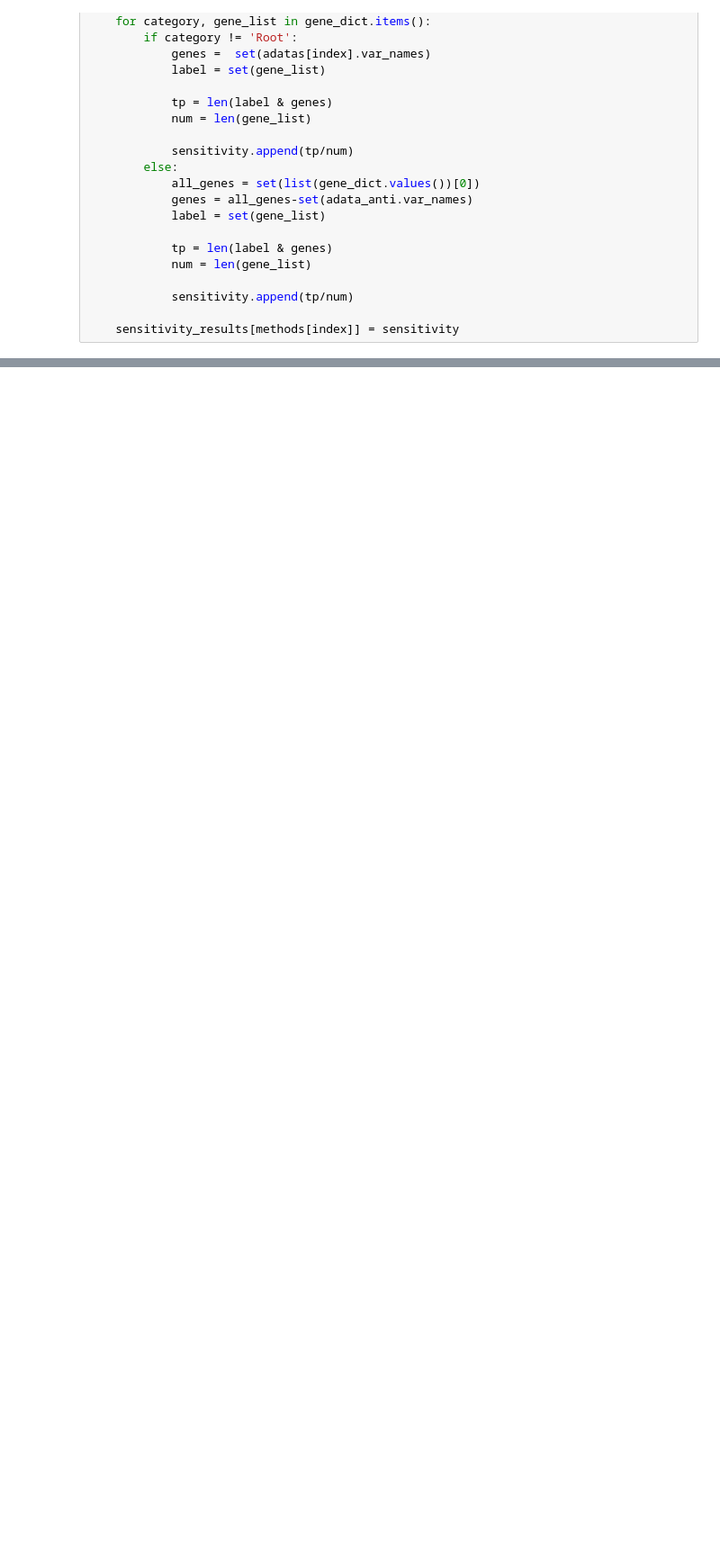
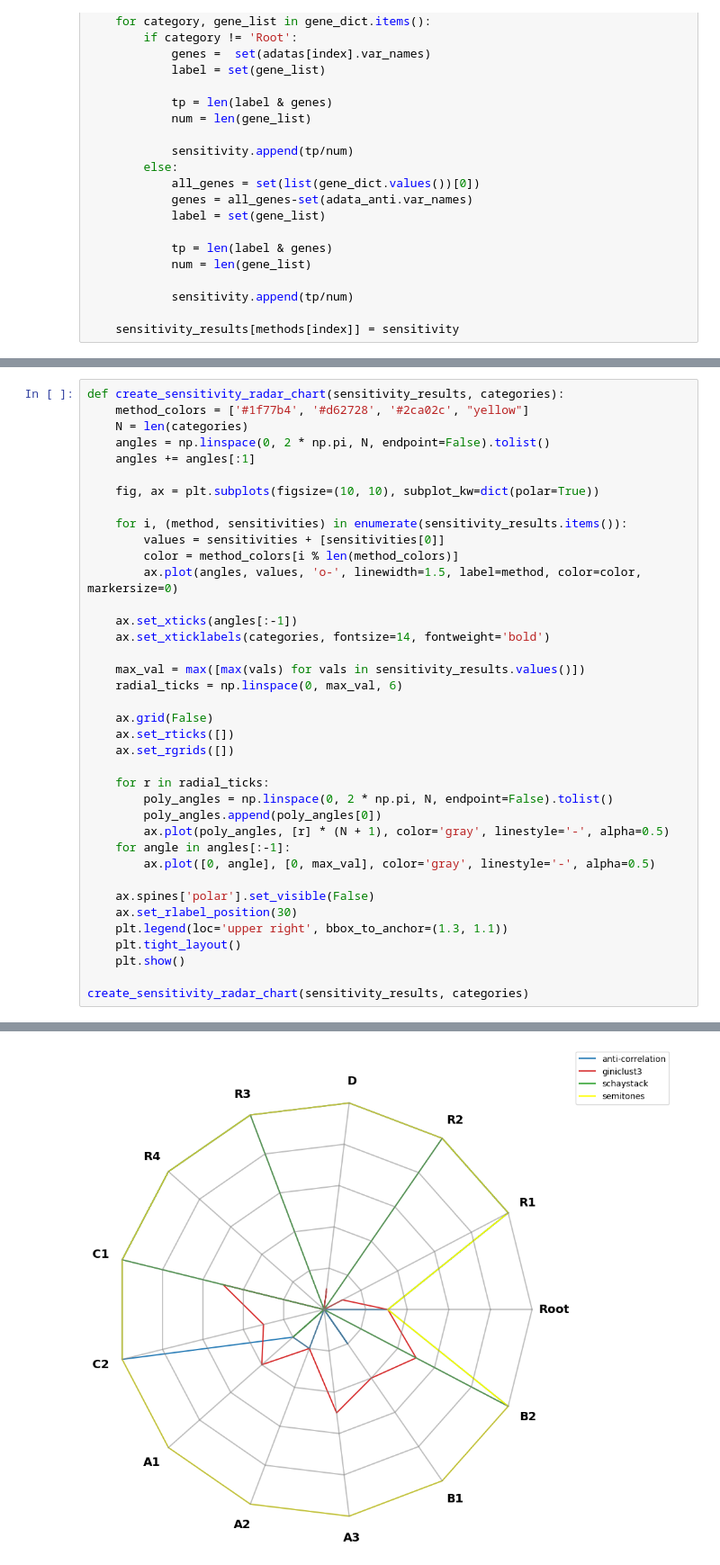
Before and after one commit to YourongZhou/sc_simulator, a Jupyter notebook: plot_scripts/radar.ipynb, the cells around one changed output, grey strips where cells are left out. Shown at 90% size. Drawn from its saved outputs; the diff is of its cells as text; blank space fills up the shorter version.

Commit message:
radar plot changed

```diff
--- a/plot_scripts/radar.ipynb
+++ b/plot_scripts/radar.ipynb
@@ -231,0 +173,39 @@ dict_items([('anti-correlation', [0.41333333333333333, 1.0, 1.0, 1.0, 1.0, 1.0,
+# %%
+def create_sensitivity_radar_chart(sensitivity_results, categories):
+    method_colors = ['#1f77b4', '#d62728', '#2ca02c', "yellow"]
+    N = len(categories)
+    angles = np.linspace(0, 2 * np.pi, N, endpoint=False).tolist()
+    angles += angles[:1]
+
+    fig, ax = plt.subplots(figsize=(10, 10), subplot_kw=dict(polar=True))
+
+    for i, (method, sensitivities) in enumerate(sensitivity_results.items()):
+        values = sensitivities + [sensitivities[0]]
+        color = method_colors[i % len(method_colors)]
+        ax.plot(angles, values, 'o-', linewidth=1.5, label=method, color=color, markersize=0)
+
+    ax.set_xticks(angles[:-1])
+    ax.set_xticklabels(categories, fontsize=14, fontweight='bold')
+
+    max_val = max([max(vals) for vals in sensitivity_results.values()])
+    radial_ticks = np.linspace(0, max_val, 6)
+
+    ax.grid(False)
+    ax.set_rticks([])
+    ax.set_rgrids([])
+
+    for r in radial_ticks:
+        poly_angles = np.linspace(0, 2 * np.pi, N, endpoint=False).tolist()
+        poly_angles.append(poly_angles[0])
+        ax.plot(poly_angles, [r] * (N + 1), color='gray', linestyle='-', alpha=0.5)
+    for angle in angles[:-1]:
+        ax.plot([0, angle], [0, max_val], color='gray', linestyle='-', alpha=0.5)
+
+    ax.spines['polar'].set_visible(False)
+    ax.set_rlabel_position(30)
+    plt.legend(loc='upper right', bbox_to_anchor=(1.3, 1.1))
+    plt.tight_layout()
+    plt.show()
+
+create_sensitivity_radar_chart(sensitivity_results, categories)
+# %% [output]
@@ -231,0 +229 @@ dict_items([('anti-correlation', [0.41333333333333333, 1.0, 1.0, 1.0, 1.0, 1.0,
+[figure, added]
```
Also changed, not shown: parts of 6 cells of this notebook.
